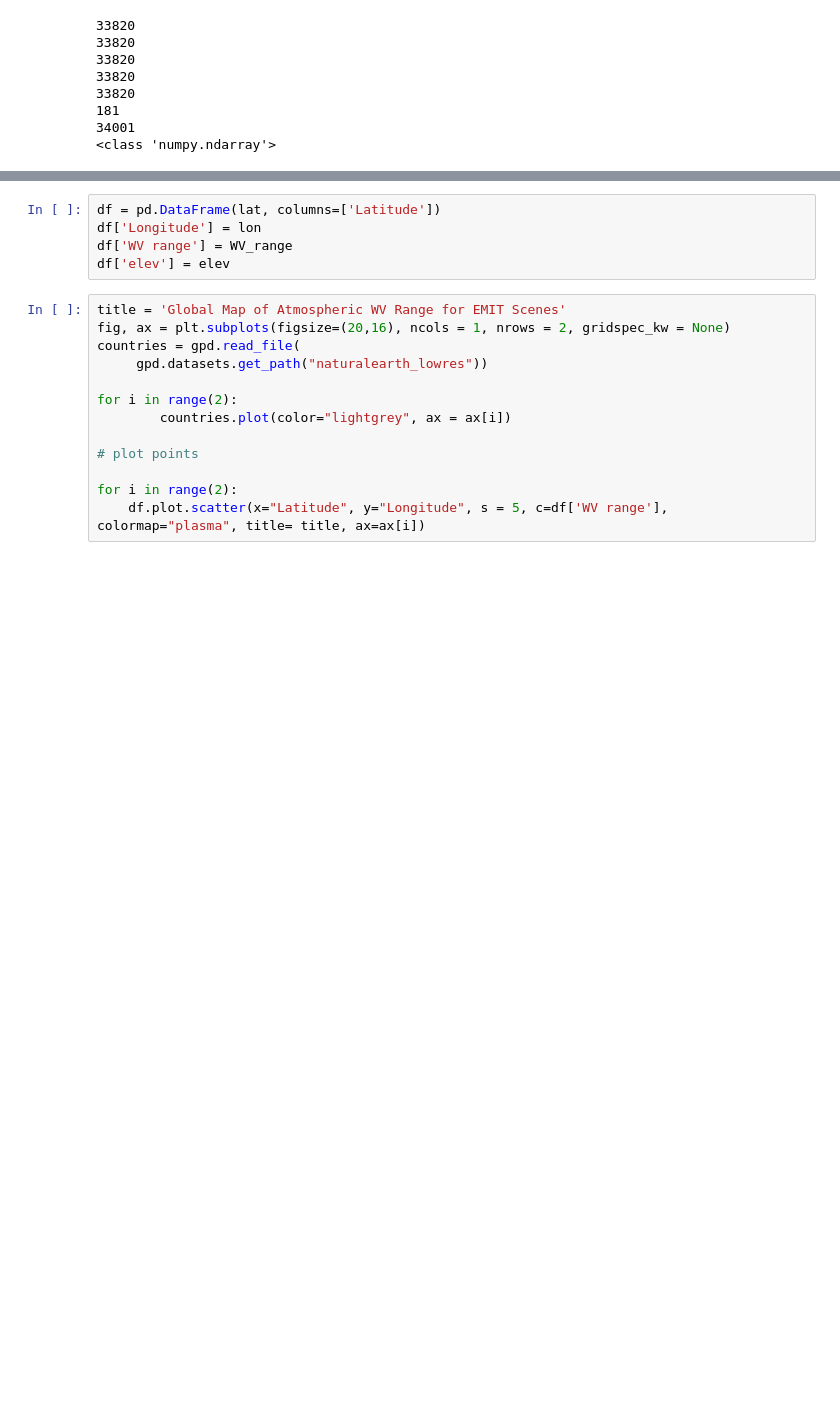
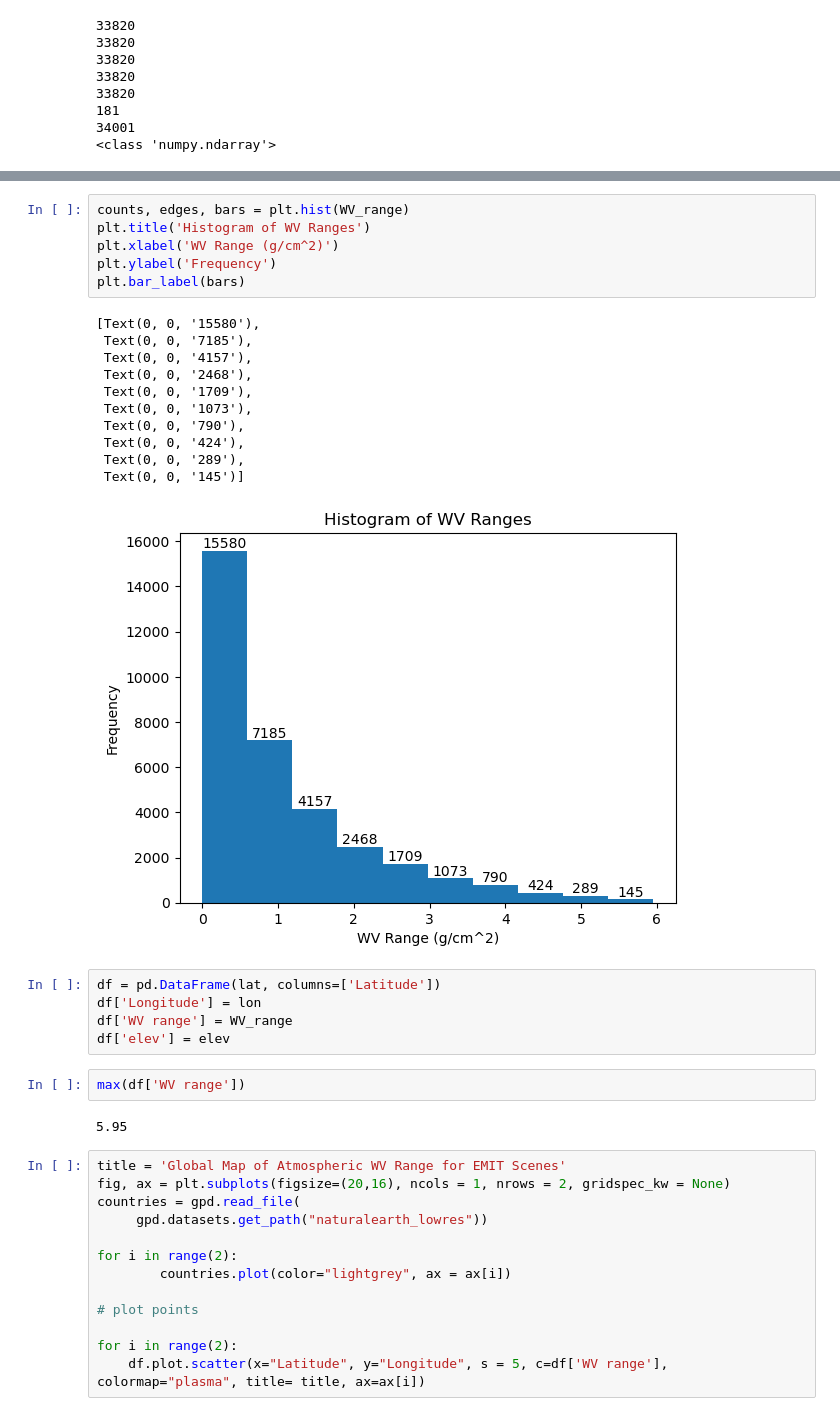
Before and after one commit to varunpatro1/EMIT_scene_analysis, a Jupyter notebook: wv_percentiles.ipynb, the cells around one changed output, grey strips where cells are left out. Cells and saved outputs as stored; diff of their text form; blank space fills up the shorter version.

```diff
--- a/wv_percentiles.ipynb
+++ b/wv_percentiles.ipynb
@@ -72,9 +76,31 @@ Text(0, 0.5, 'Frequency')
 [figure]
+# %%
+counts, edges, bars = plt.hist(WV_range)
+plt.title('Histogram of WV Ranges')
+plt.xlabel('WV Range (g/cm^2)')
+plt.ylabel('Frequency')
+plt.bar_label(bars)
+# %% [output]
+[Text(0, 0, '15580'),
+ Text(0, 0, '7185'),
+ Text(0, 0, '4157'),
+ Text(0, 0, '2468'),
+ Text(0, 0, '1709'),
+ Text(0, 0, '1073'),
+ Text(0, 0, '790'),
+ Text(0, 0, '424'),
+ Text(0, 0, '289'),
+ Text(0, 0, '145')]
+[figure, added]
 # %%
 df = pd.DataFrame(lat, columns=['Latitude'])
 df['Longitude'] = lon
 df['WV range'] = WV_range
 df['elev'] = elev
+# %%
+max(df['WV range'])
+# %% [output]
+5.95
 # %%
 title = 'Global Map of Atmospheric WV Range for EMIT Scenes'
 fig, ax = plt.subplots(figsize=(20,16), ncols = 1, nrows = 2, gridspec_kw = None)
```
Also changed, not shown: parts of 3 cells of this notebook, 1 other file.
